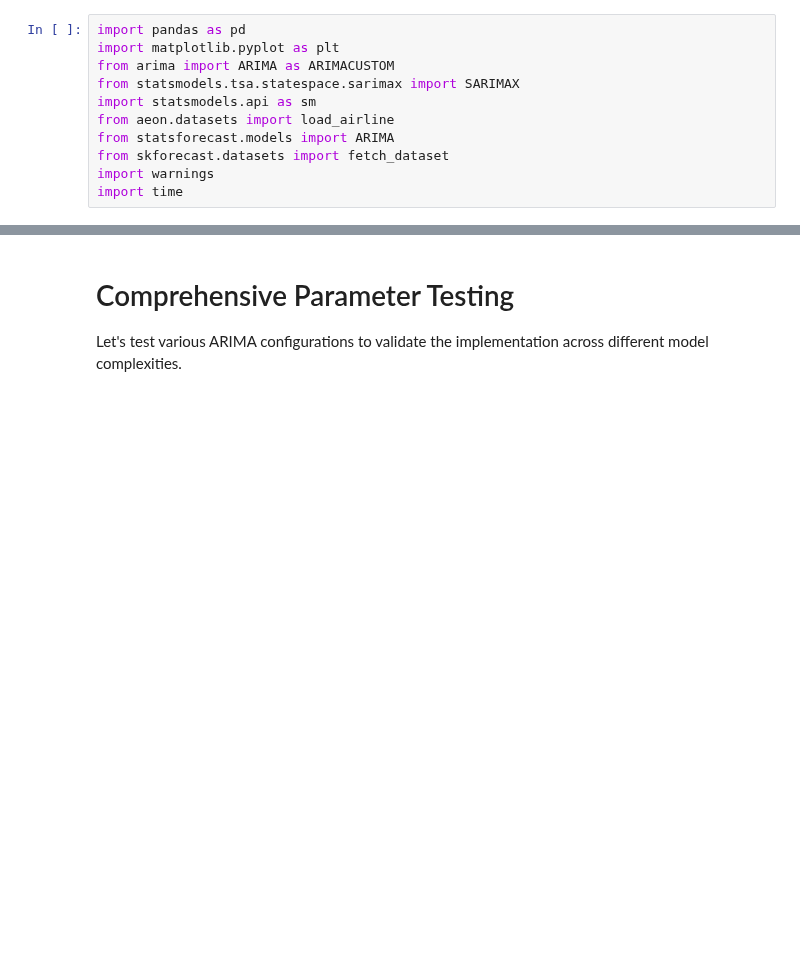
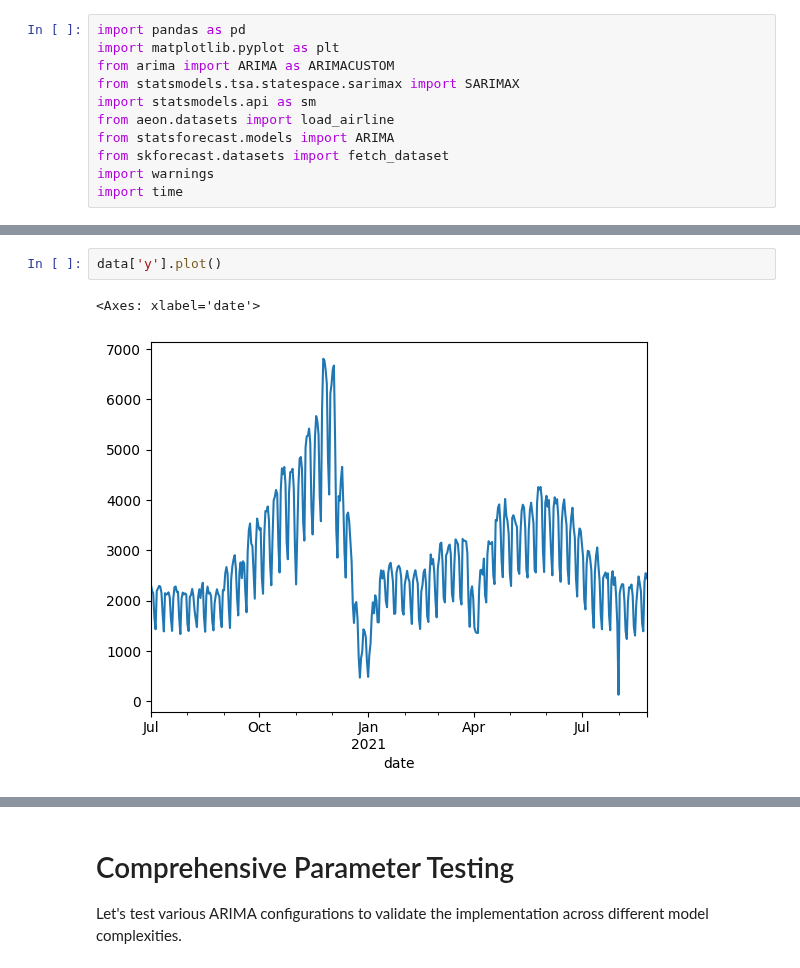
Before and after one commit to skforecast/skforecast, a Jupyter notebook: dev/arima/custom_arimax.ipynb, the cells around one changed output, grey strips where cells are left out. Drawn from its saved outputs; the diff is of its cells as text; blank space fills up the shorter version.

```diff
--- a/dev/arima/custom_arimax.ipynb
+++ b/dev/arima/custom_arimax.ipynb
@@ -92 +96,6 @@ data
+# %%
+data['y'].plot()
+# %% [output]
+<Axes: xlabel='date'>
+[figure, added]
 # %%
```
Also changed, not shown: parts of 7 cells of this notebook, 12 other files.
